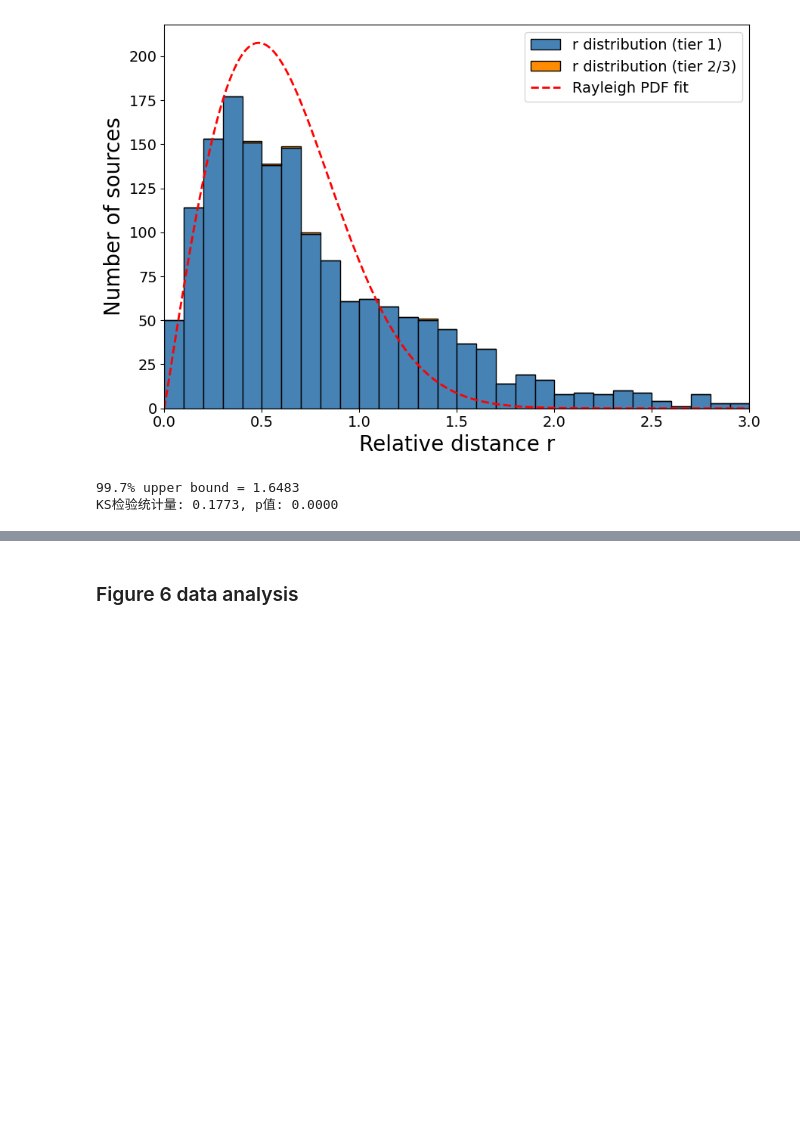
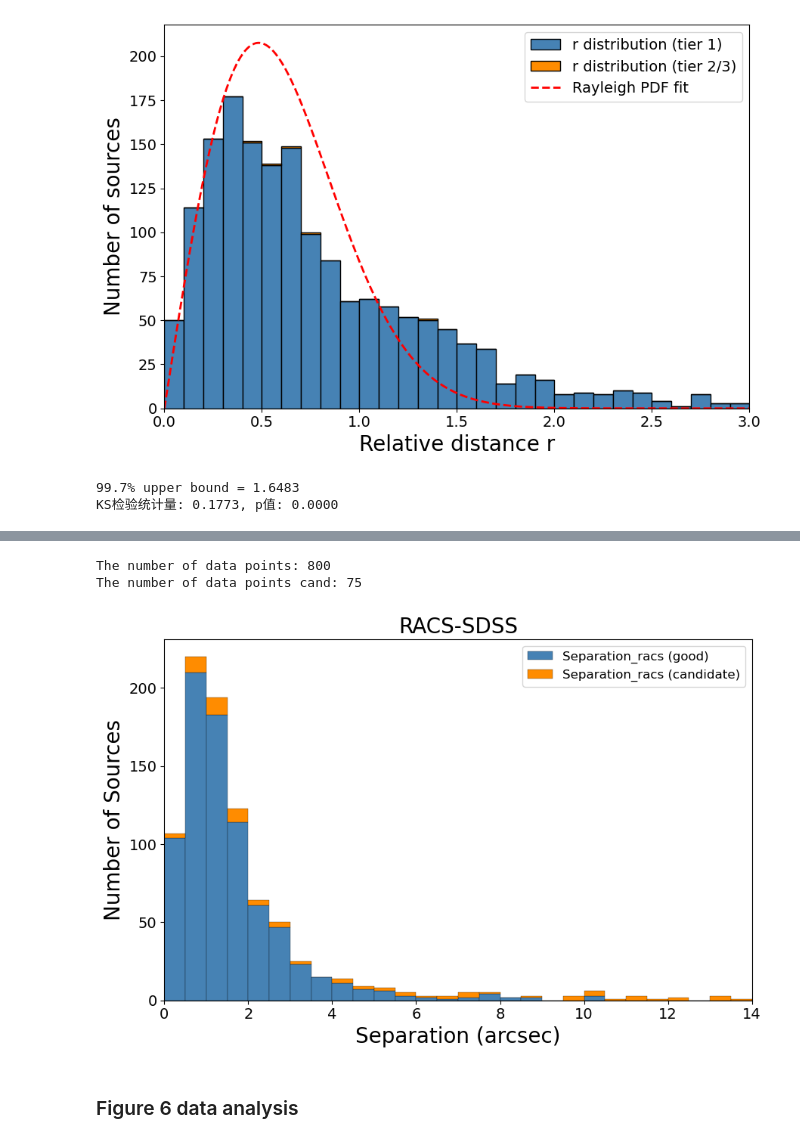
Before and after one commit to ykzhang112233/highz-catalogue, a Jupyter notebook: scripts/0-result_analysis.ipynb, the cells around one changed output, grey strips where cells are left out. Saved outputs shown, nothing was run; the diff lists cells and outputs as text; code cells hidden in the pictures; blank space fills up the shorter version.

```diff
--- a/scripts/0-result_analysis.ipynb
+++ b/scripts/0-result_analysis.ipynb
@@ -696,3 +717,47 @@ just_show_distance(survey = 'gleam', show_uplim = 110, bin_size = 5)
+# %%
+def just_show_distancev2(survey = 'first',
+                        df_table = table_vi,
+                        show_uplim = 3,
+                        bin_size = 0.1,
+    ):
+    n_bins = int(show_uplim / bin_size)  # Number of bins based on
+
+    df_good = df_table[df_table['Sample'].str.contains('good')].reset_index(drop=True)
+    df_cand = df_table[(df_table['Sample'].str.contains('cand B')) | (df_table['Sample'].str.contains('cand C'))].reset_index(drop=True)
+
+    data = df_good['sep_'+survey]
+    data_t23 = df_cand['sep_'+survey]
+    data=data.dropna(); data_t23 = data_t23.dropna()
+    print(f"The number of data points: {len(data)}")
+    print(f"The number of data points cand: {len(data_t23)}")
+
+    plt.figure(figsize=(9, 6))
+    plt.hist([data,data_t23], bins=n_bins, range=(0, show_uplim),
+         stacked=True,
+         linewidth=0.2,
+         edgecolor='black',
+         color=['steelblue', 'darkorange'],
+         label=[f'Separation_{survey} (good)', f'Separation_{survey} (candidate)'])
+    survey_name=survey.upper()
+    plt.title(f'{survey_name}-SDSS', fontsize=20)
+    plt.xlabel(f'Separation (arcsec)', fontsize=20)
+    plt.ylabel('Number of Sources', fontsize=20)
+    # using log scale for y-axis
+    plt.xlim(0, show_uplim)
+    plt.tick_params(axis='both', which='major', labelsize=14)
+    plt.legend(fontsize=12)
+    plt.tight_layout()
+    plt.savefig(f"./figures/{survey_name}_SDSS.pdf", format='pdf', dpi=200)
+    plt.show()
+# %%
+# just_show_distancev2(survey = 'first', show_uplim = 3, bin_size = 0.1)
+# just_show_distancev2(survey = 'nvss', show_uplim = 25, bin_size = 0.5)
+# just_show_distancev2(survey = 'gleam', show_uplim = 110, bin_size = 5)
+just_show_distancev2(survey = 'racs', show_uplim = 14, bin_size = 0.5)
+# %% [output]
+The number of data points: 800
+The number of data points cand: 75
+[figure, added]
 # %% [markdown]
 ### Figure 6 data analysis
 # %%
```
Also changed, not shown: parts of 1 cell of this notebook.
